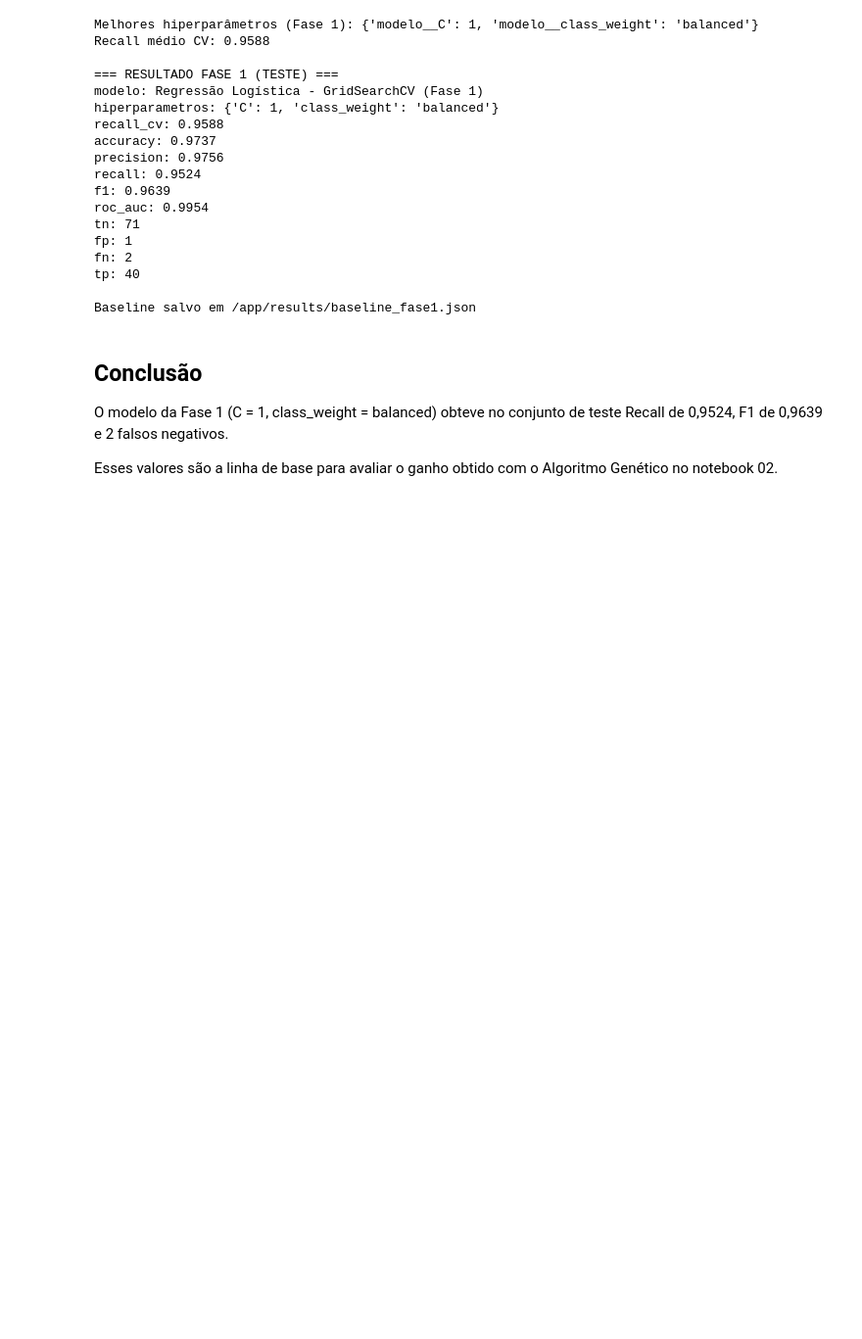
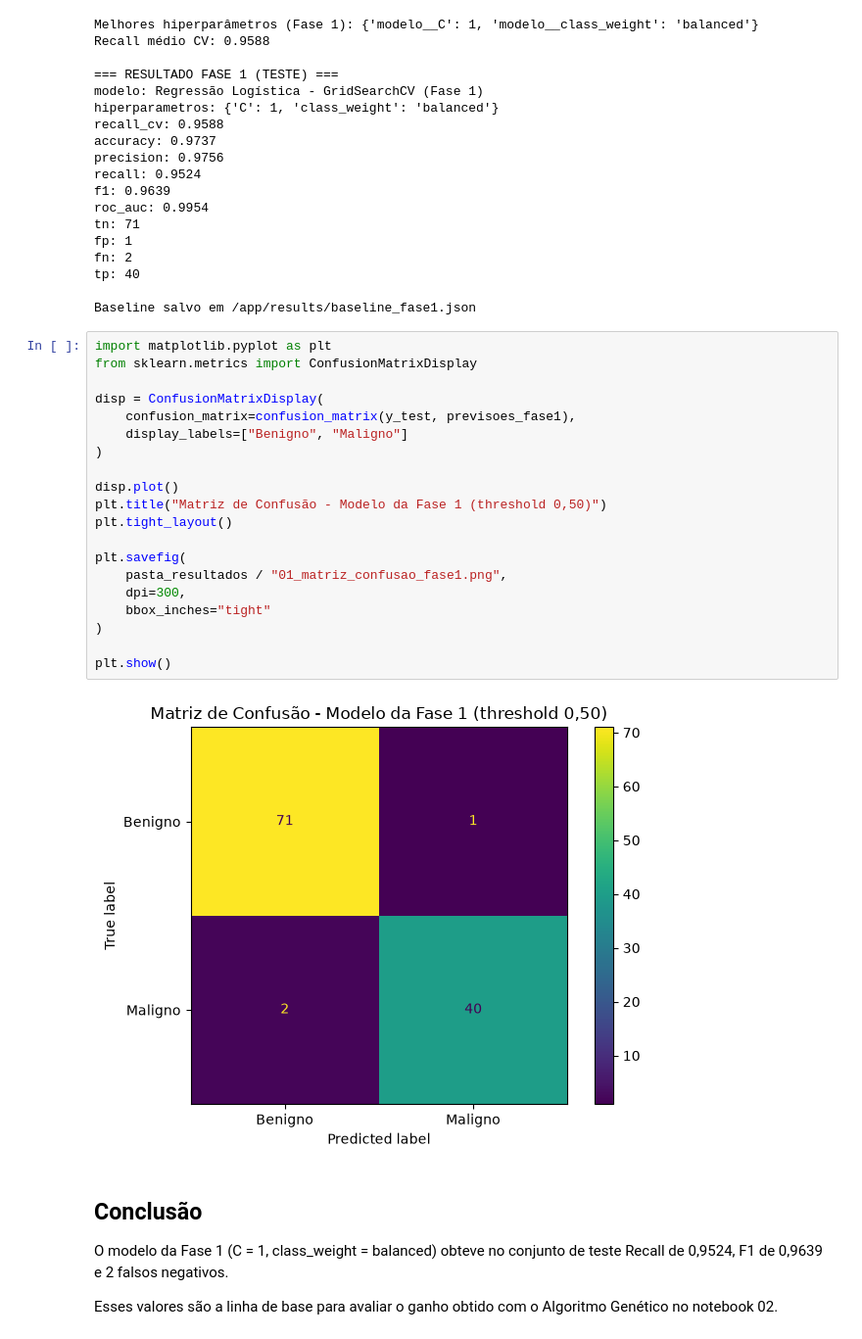
Before and after one commit to FerPonz98/FIAP_TechChallenge_02_2026, a Jupyter notebook: notebooks/01_baseline_fase1.ipynb, the cells around one changed output. Shown at 98% size. Saved outputs shown, nothing was run; the diff lists cells and outputs as text; blank space fills up the shorter version.

Commit message:
chore: atualizar projeto da fase 2

```diff
--- a/notebooks/01_baseline_fase1.ipynb
+++ b/notebooks/01_baseline_fase1.ipynb
@@ -188,6 +188,28 @@ fn: 2
 tp: 40
 
 Baseline salvo em /app/results/baseline_fase1.json
+# %%
+import matplotlib.pyplot as plt
+from sklearn.metrics import ConfusionMatrixDisplay
+
+disp = ConfusionMatrixDisplay(
+    confusion_matrix=confusion_matrix(y_test, previsoes_fase1),
+    display_labels=["Benigno", "Maligno"]
+)
+
+disp.plot()
+plt.title("Matriz de Confusão - Modelo da Fase 1 (threshold 0,50)")
+plt.tight_layout()
+
+plt.savefig(
+    pasta_resultados / "01_matriz_confusao_fase1.png",
+    dpi=300,
+    bbox_inches="tight"
+)
+
+plt.show()
+# %% [output]
+[figure, added]
 # %% [markdown]
 ## Conclusão
 
```
Also changed, not shown: 15 other files.
